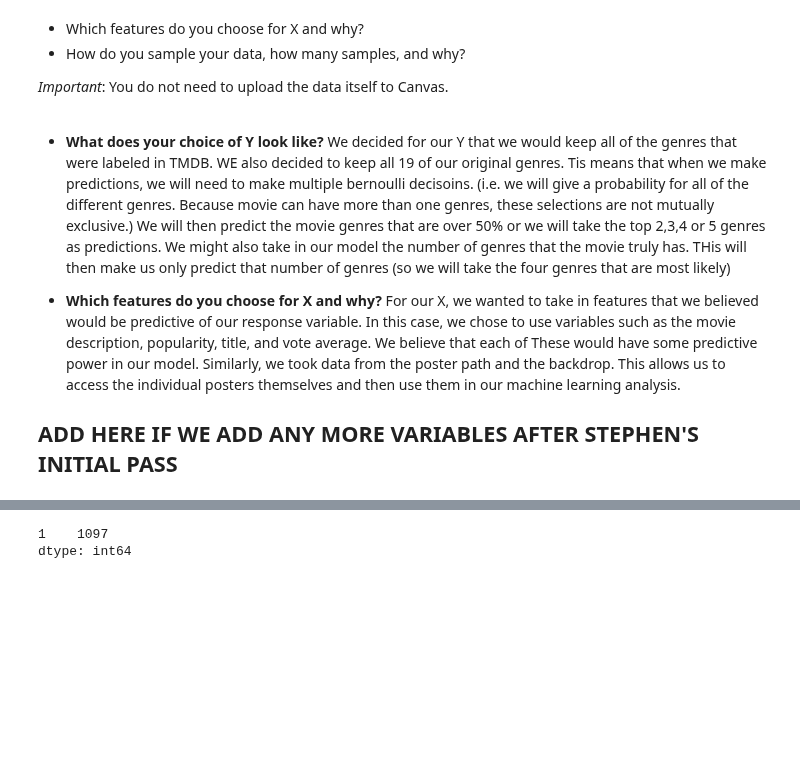
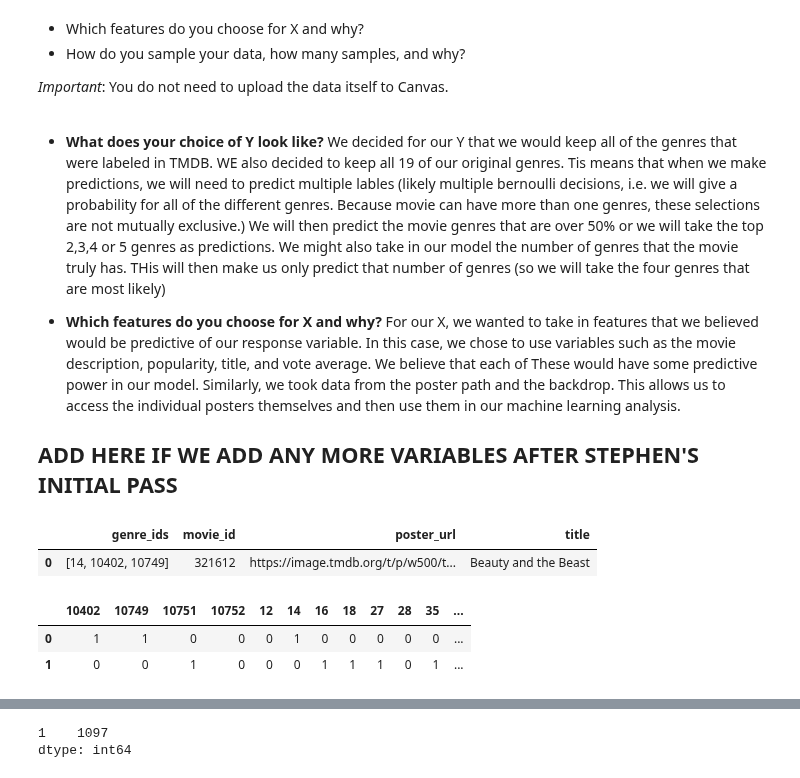
Before and after one commit to noahyonack/cs109b_final, a Jupyter notebook: FinalProject.ipynb, the cells around one changed output, grey strips where cells are left out. Saved outputs shown, nothing was run; the diff lists cells and outputs as text; code cells hidden in the pictures; blank space fills up the shorter version.

```diff
--- a/FinalProject.ipynb
+++ b/FinalProject.ipynb
@@ -550,7 +550,7 @@ how to react
 *Important*: You do not need to upload the data itself to Canvas.
 # %% [markdown]
 - **What does your choice of Y look like?**
-We decided for our Y that we would keep all of the genres that were labeled in TMDB. WE also decided to keep all 19 of our original genres. Tis means that when we make predictions, we will need to make multiple bernoulli decisoins. (i.e. we will give a probability for all of the different genres. Because movie can have more than one genres, these selections are not mutually exclusive.) We will then predict the movie genres that are over 50% or we will take the top 2,3,4 or 5 genres as predictions. We might also take in our model the number of genres that the movie truly has. THis will then make us only predict that number of genres (so we will take the four genres that are most likely)
+We decided for our Y that we would keep all of the genres that were labeled in TMDB. WE also decided to keep all 19 of our original genres. Tis means that when we make predictions, we will need to predict multiple lables (likely multiple bernoulli decisions, i.e. we will give a probability for all of the different genres. Because movie can have more than one genres, these selections are not mutually exclusive.) We will then predict the movie genres that are over 50% or we will take the top 2,3,4 or 5 genres as predictions. We might also take in our model the number of genres that the movie truly has. THis will then make us only predict that number of genres (so we will take the four genres that are most likely)
 
 
  - **Which features do you choose for X and why?**
@@ -601,7 +601,18 @@ df_metadata = pd.DataFrame(d_metadata)
 
 # poster df for neural nets
 df_poster = pd.DataFrame(d_poster)
+# %%
+df_poster.head(1)
+# %% [output]
+|  | genre_ids | movie_id | poster_url | title |
+| 0 | [14, 10402, 10749] | 321612 | https://image.tmdb.org/t/p/w500/t... | Beauty and the Beast |
 # %%
 # dummifies list of genres, placing genres in new columns
 df_dummies = df_poster.genre_ids.astype(str).str.strip('[]').str.get_dummies(', ')
 df_dummies.columns = df_dummies.columns.str.strip("'")
+# %%
+df_dummies.head(2)
+# %% [output]
+|  | 10402 | 10749 | 10751 | 10752 | 12 | 14 | 16 | 18 | 27 | 28 | 35 | ... |
+| 0 | 1 | 1 | 0 | 0 | 0 | 1 | 0 | 0 | 0 | 0 | 0 | ... |
+| 1 | 0 | 0 | 1 | 0 | 0 | 0 | 1 | 1 | 1 | 0 | 1 | ... |
```
Also changed, not shown: parts of 4 cells of this notebook.
